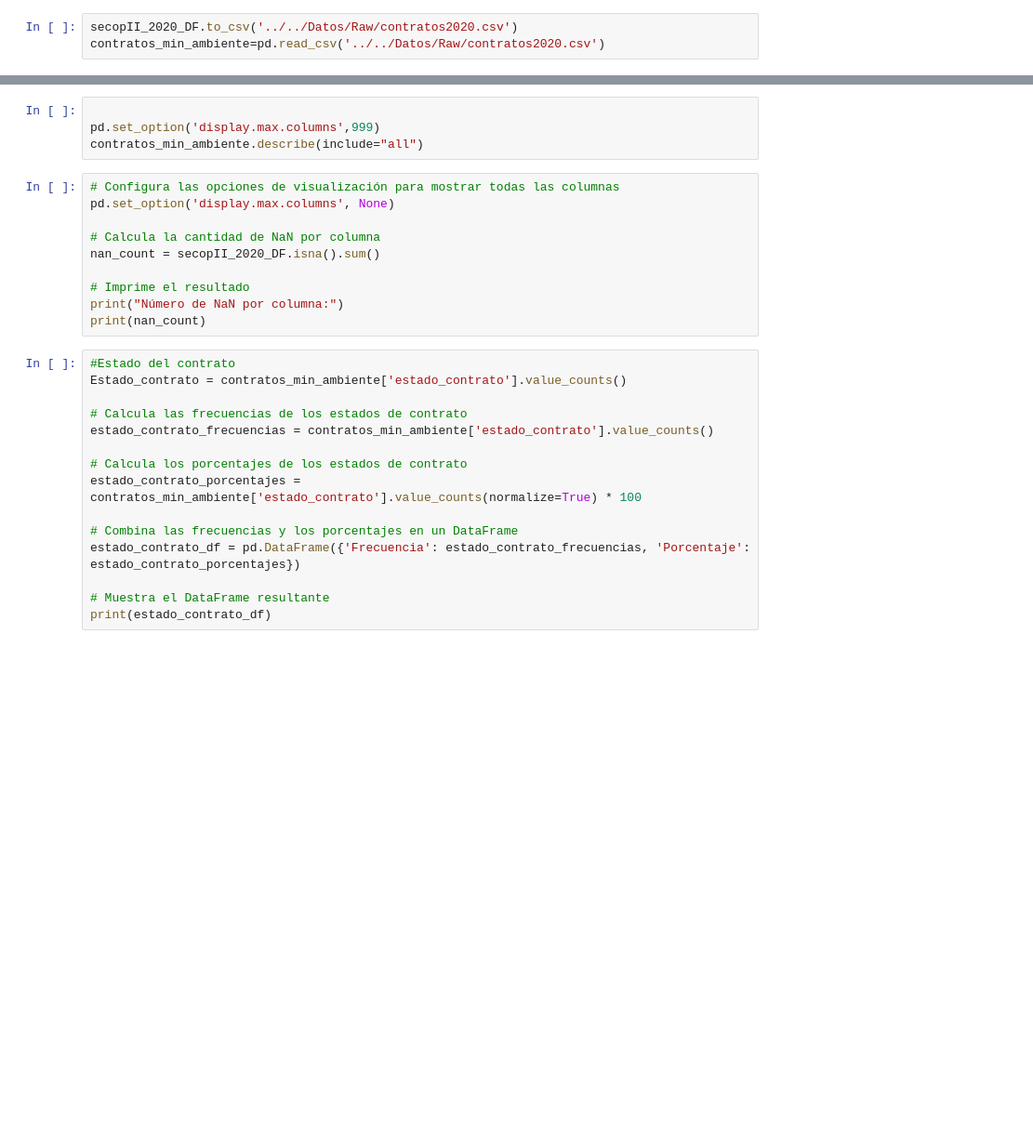
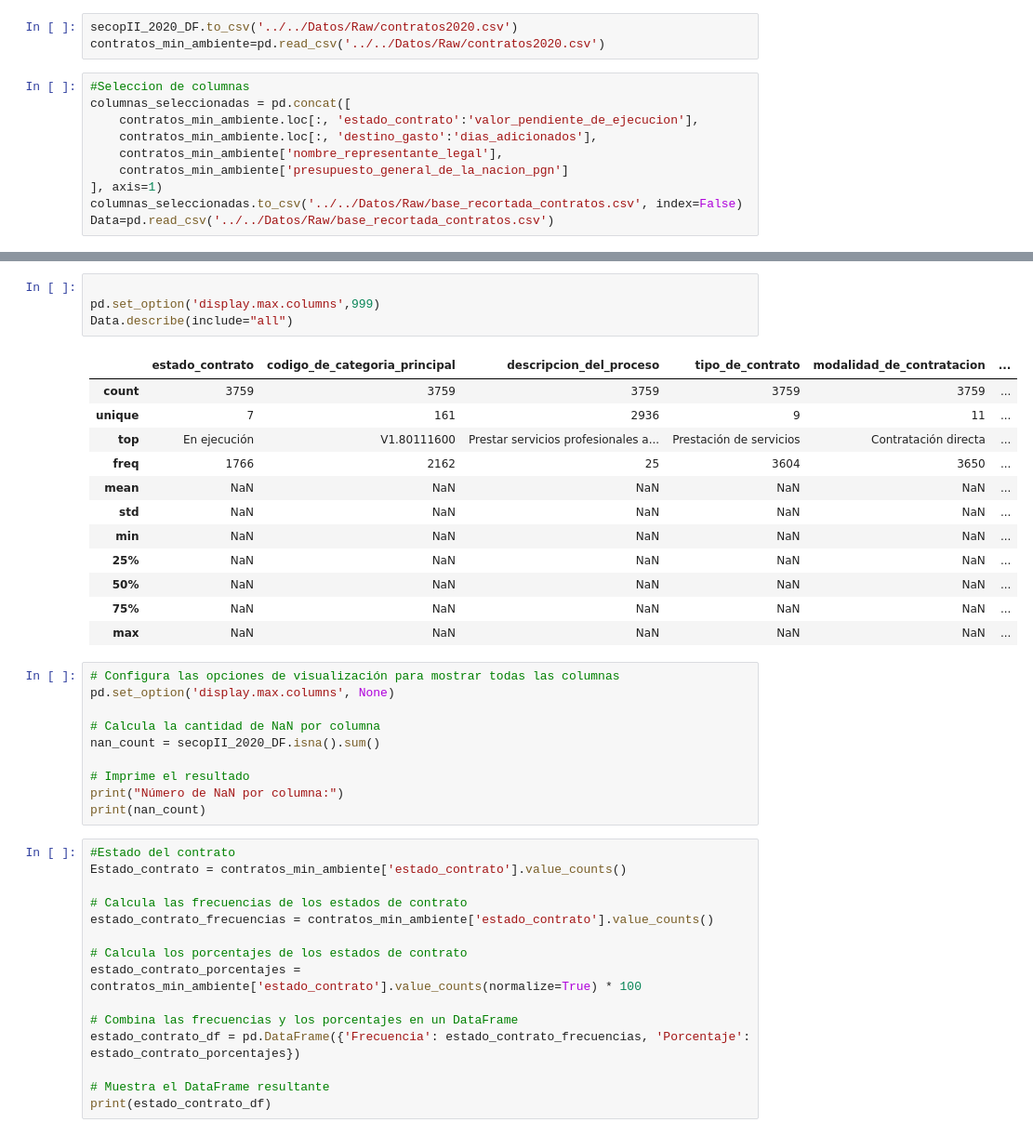
Before and after one commit to JuanMoreno20/Primera-entrega, a Jupyter notebook: Codigo/Preprocesamiento/Base de datos.ipynb, the cells around one changed output, grey strips where cells are left out. Shown: that part at 93% size. Cells and saved outputs as stored; diff of their text form; blank space fills up the shorter version.

Commit message:
Base de datos filtrada

```diff
--- a/Codigo/Preprocesamiento/Base de datos.ipynb
+++ b/Codigo/Preprocesamiento/Base de datos.ipynb
@@ -39,3 +48,13 @@ secopII_2020_DF
 # %%
 secopII_2020_DF.to_csv('../../Datos/Raw/contratos2020.csv')
 contratos_min_ambiente=pd.read_csv('../../Datos/Raw/contratos2020.csv')
+# %%
+#Seleccion de columnas
+columnas_seleccionadas = pd.concat([
+    contratos_min_ambiente.loc[:, 'estado_contrato':'valor_pendiente_de_ejecucion'],
+    contratos_min_ambiente.loc[:, 'destino_gasto':'dias_adicionados'],
+    contratos_min_ambiente['nombre_representante_legal'],
+    contratos_min_ambiente['presupuesto_general_de_la_nacion_pgn']
+], axis=1)
+columnas_seleccionadas.to_csv('../../Datos/Raw/base_recortada_contratos.csv', index=False)
+Data=pd.read_csv('../../Datos/Raw/base_recortada_contratos.csv')
@@ -42,7 +70,20 @@ contratos_min_ambiente=pd.read_csv('../../Datos/Raw/contratos2020.csv')
 # %%
 
 pd.set_option('display.max.columns',999)
-contratos_min_ambiente.describe(include="all")
+Data.describe(include="all")
+# %% [output]
+|  | estado_contrato | codigo_de_categoria_principal | descripcion_del_proceso | tipo_de_contrato | modalidad_de_contratacion | ... |
+| count | 3759 | 3759 | 3759 | 3759 | 3759 | ... |
+| unique | 7 | 161 | 2936 | 9 | 11 | ... |
+| top | En ejecución | V1.80111600 | Prestar servicios profesionales a... | Prestación de servicios | Contratación directa | ... |
+| freq | 1766 | 2162 | 25 | 3604 | 3650 | ... |
+| mean | NaN | NaN | NaN | NaN | NaN | ... |
+| std | NaN | NaN | NaN | NaN | NaN | ... |
+| min | NaN | NaN | NaN | NaN | NaN | ... |
+| 25% | NaN | NaN | NaN | NaN | NaN | ... |
+| 50% | NaN | NaN | NaN | NaN | NaN | ... |
+| 75% | NaN | NaN | NaN | NaN | NaN | ... |
+| max | NaN | NaN | NaN | NaN | NaN | ... |
 # %%
 # Configura las opciones de visualización para mostrar todas las columnas
 pd.set_option('display.max.columns', None)
```
Also changed, not shown: parts of 4 cells of this notebook, 3 other files.
